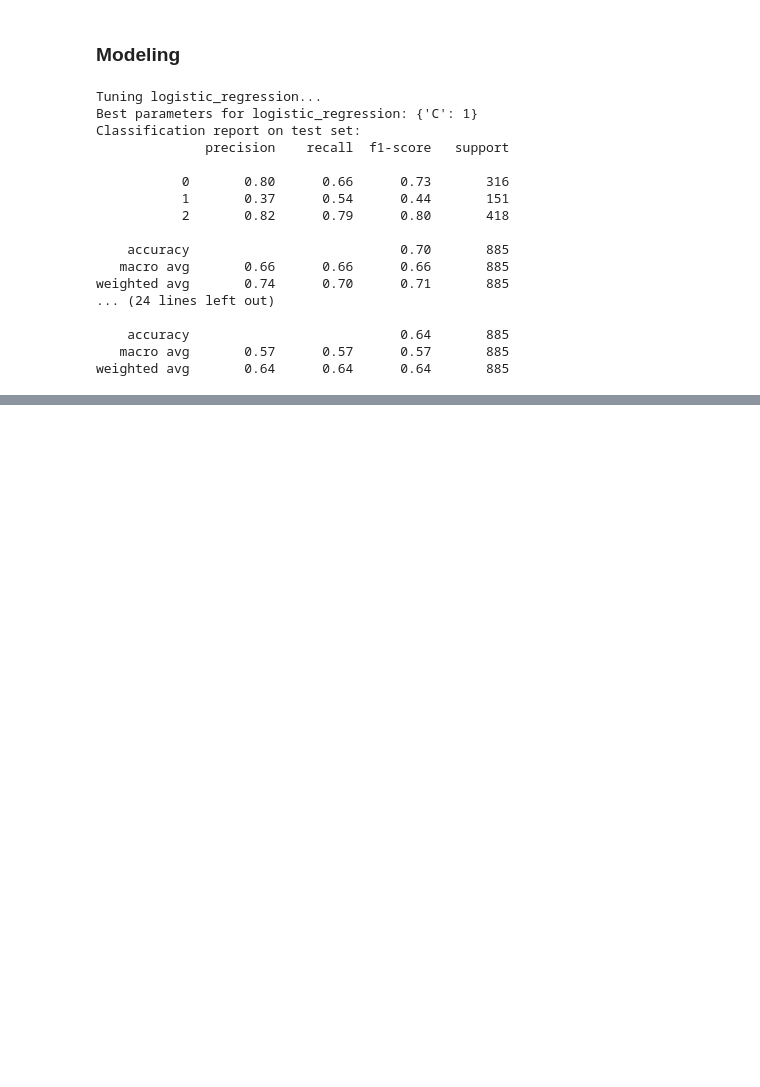
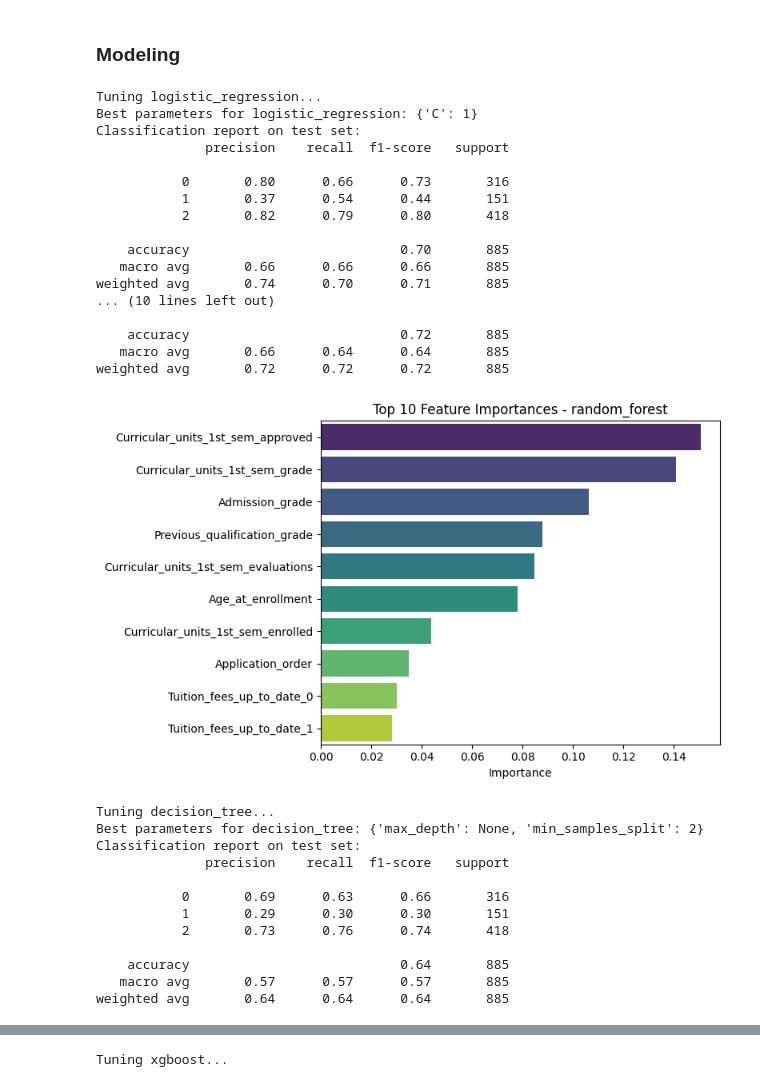
Before and after one commit to agungfir98/ds-mahir-submission-akhir, a Jupyter notebook: notebook.ipynb, the cells around one changed output, grey strips where cells are left out. Cells and saved outputs as stored; diff of their text form; code cells hidden in the pictures; blank space fills up the shorter version.

Commit message:
tuning

```diff
--- a/notebook.ipynb
+++ b/notebook.ipynb
@@ -299,3 +301,18 @@ joblib.dump(preprocessor, "model/preprocessor.joblib")
 
 feature_columns = X_train.columns.tolist()
 joblib.dump(feature_columns, "model/feature_columns.joblib")
+
+def get_features_name(ct):
+    output_features = []
+
+    for name, transformer, columns in ct.transformers_:
+        if name == "remainder":
+            continue
+        if hasattr(transformer, "get_feature_names_out"):
+            feature_names = transformer.get_feature_names_out(columns)
+        else:
+            feature_names = columns
+        output_features.extend(feature_names)
+    return output_features
+
+features_name = get_features_name(preprocessor)
@@ -331,37 +346,87 @@ param_grids = {
         "model": DecisionTreeClassifier(random_state=42),
         "params": {
             "max_depth": [None, 5, 10, 20],
             "min_samples_split": [2, 5, 10],
         }
-    }
+    },
+    "xgboost": {
+        "model": XGBClassifier(
+            objective="multi:softprob",
+            num_class=3,
+            eval_metric="mlogloss",
+            use_label_encoder=False,
+            random_state=42,
+        ),
+        "params": {
+            "n_estimators": [100, 200],
+            "max_depth": [3, 5, 7],
+            "learning_rate": [0.01, 0.1, 0.2],
+        }
+    },
 }
+
+
+def plot_feature_importance(model, feature_names, model_name):
+    if hasattr(model, "feature_importances_"):
+        importances = model.feature_importances_
+        indices = np.argsort(importances)[::-1][:10]
+        top_features = [feature_names[i] for i in indices]
+
+        plt.figure(figsize=(8, 5))
+        sns.barplot(x=importances[indices], y=top_features, palette="viridis", hue=top_features)
+        plt.title(f"Top 10 Feature Importances - {model_name}")
+        plt.xlabel("Importance")
+        plt.tight_layout()
+        plt.show()
+
 
 for name, config in param_grids.items():
     print(f"\nTuning {name}...")
-    grid = GridSearchCV(config["model"], config["params"], cv=5, scoring="accuracy", n_jobs=-1)
+    grid = GridSearchCV(
+        config["model"],
+        config["params"],
+        cv=5,
+        scoring="f1_macro",
+        n_jobs=-1
+    )
+
     grid.fit(X_train_processed, y_train_encoded)
-
     print(f"Best parameters for {name}: {grid.best_params_}")
     print("Classification report on test set:")
     y_pred = grid.predict(X_test_processed)
     print(classification_report(y_test_encoded, y_pred))
 
     joblib.dump(grid.best_estimator_, f"model/{name}_model.joblib")
+
+    plot_feature_importance(grid.best_estimator_, features_name, name)
 # %% [output]
 Tuning logistic_regression...
 Best parameters for logistic_regression: {'C': 1}
 Classification report on test set:
               precision    recall  f1-score   support
 
            0       0.80      0.66      0.73       316
            1       0.37      0.54      0.44       151
            2       0.82      0.79      0.80       418
 
     accuracy                           0.70       885
    macro avg       0.66      0.66      0.66       885
 weighted avg       0.74      0.70      0.71       885
-... (24 lines left out)
+... (10 lines left out)
 
-    accuracy                           0.64       885
-   macro avg       0.57      0.57      0.57       885
-weighted avg       0.64      0.64      0.64       885
+    accuracy                           0.72       885
+   macro avg       0.66      0.64      0.64       885
+weighted avg       0.72      0.72      0.72       885
+[figure, added]
+Tuning decision_tree...
+Best parameters for decision_tree: {'max_depth': None, 'min_samples_split': 2}
+Classification report on test set:
+              precision    recall  f1-score   support
+
+           0       0.69      0.63      0.66       316
+           1       0.29      0.30      0.30       151
+           2       0.73      0.76      0.74       418
+
+    accuracy                           0.64       885
+   macro avg       0.57      0.57      0.57       885
+weighted avg       0.64      0.64      0.64       885
@@ -367,0 +434 @@ weighted avg       0.64      0.64      0.64       885
+Tuning xgboost...
```
Also changed, not shown: parts of 8 cells of this notebook.
